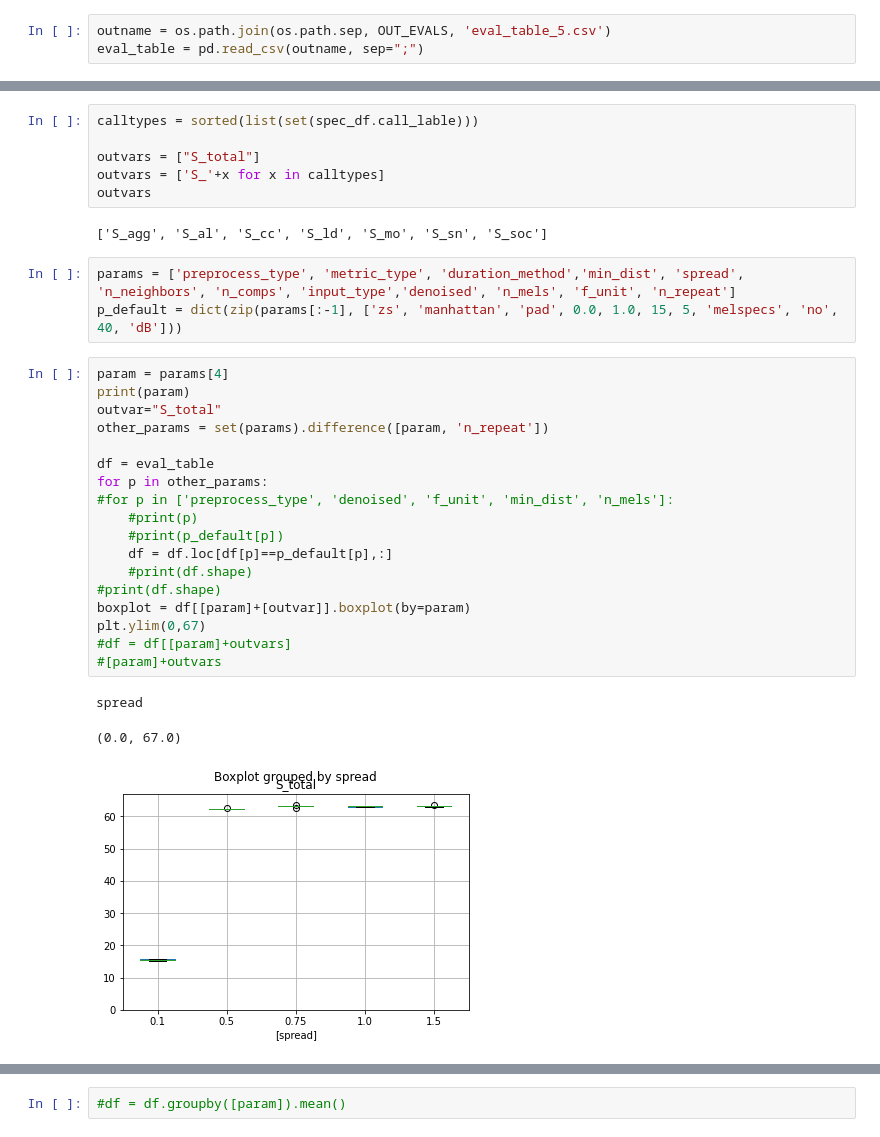
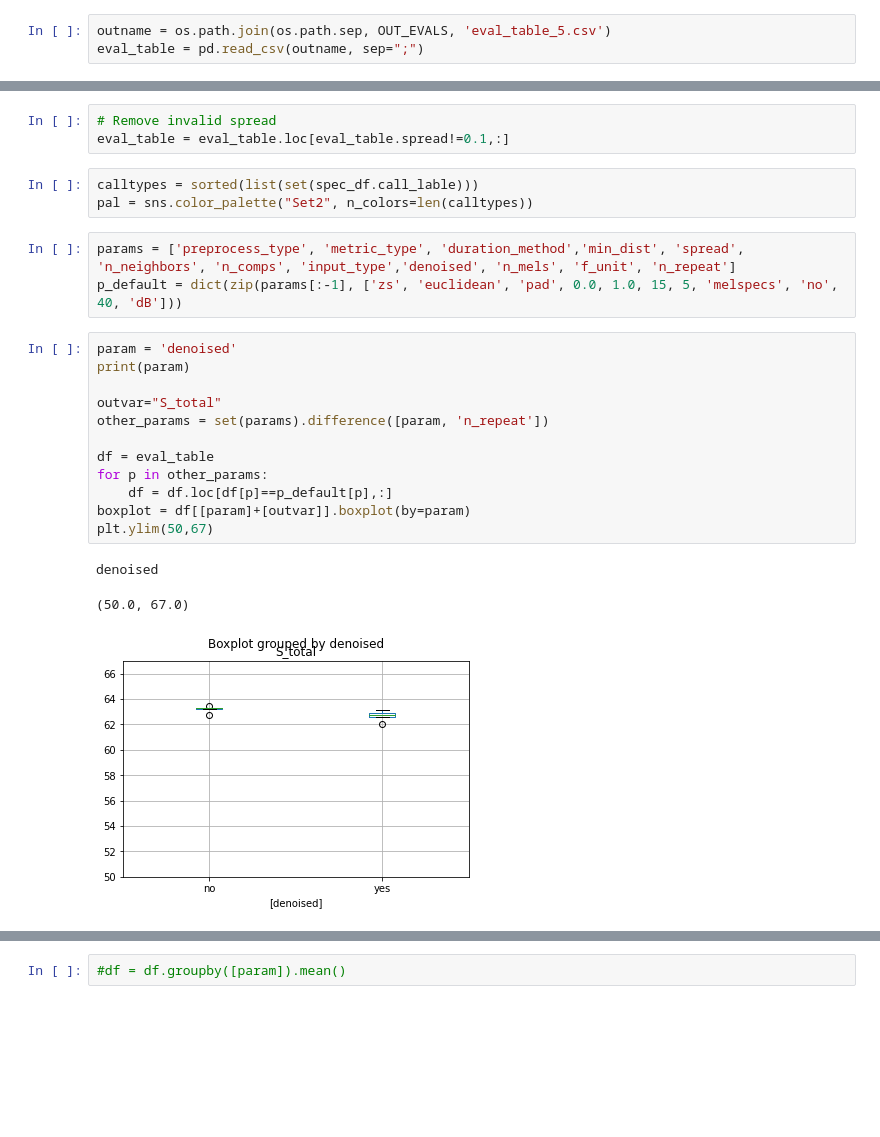
Before and after one commit to marathomas/meerkat_umap, a Jupyter notebook: notebooks/04_Evaluate_UMAP_parameter_search.ipynb, the cells around one changed output, grey strips where cells are left out. Drawn from its saved outputs; the diff is of its cells as text; blank space fills up the shorter version.

Commit message:
param eval

```diff
--- a/notebooks/04_Evaluate_UMAP_parameter_search.ipynb
+++ b/notebooks/04_Evaluate_UMAP_parameter_search.ipynb
@@ -104,35 +113,27 @@ eval_table
+# %%
+# Remove invalid spread
+eval_table = eval_table.loc[eval_table.spread!=0.1,:]
 # %%
 calltypes = sorted(list(set(spec_df.call_lable)))
-
-outvars = ["S_total"]
-outvars = ['S_'+x for x in calltypes]
-outvars
+pal = sns.color_palette("Set2", n_colors=len(calltypes))
-# %% [output]
-['S_agg', 'S_al', 'S_cc', 'S_ld', 'S_mo', 'S_sn', 'S_soc']
-# %%
-params = ['preprocess_type', 'metric_type', 'duration_method','min_dist', 'spread', 'n_neighbors', 'n_comps', 'input_type','denoised', 'n_mels', 'f_unit', 'n_repeat']
-p_default = dict(zip(params[:-1], ['zs', 'manhattan', 'pad', 0.0, 1.0, 15, 5, 'melspecs', 'no', 40, 'dB']))
-# %%
-param = params[4]
-print(param)
-outvar="S_total"
-other_params = set(params).difference([param, 'n_repeat'])
-
-df = eval_table
-for p in other_params:
-#for p in ['preprocess_type', 'denoised', 'f_unit', 'min_dist', 'n_mels']:
-    #print(p)
-    #print(p_default[p])
-    df = df.loc[df[p]==p_default[p],:]
-    #print(df.shape)
-#print(df.shape)
-boxplot = df[[param]+[outvar]].boxplot(by=param)
-plt.ylim(0,67)
-#df = df[[param]+outvars]
-#[param]+outvars
-# %% [output]
-spread
-(0.0, 67.0)
-[figure, removed]
+# %%
+params = ['preprocess_type', 'metric_type', 'duration_method','min_dist', 'spread', 'n_neighbors', 'n_comps', 'input_type','denoised', 'n_mels', 'f_unit', 'n_repeat']
+p_default = dict(zip(params[:-1], ['zs', 'euclidean', 'pad', 0.0, 1.0, 15, 5, 'melspecs', 'no', 40, 'dB']))
+# %%
+param = 'denoised'
+print(param)
+
+outvar="S_total"
+other_params = set(params).difference([param, 'n_repeat'])
+
+df = eval_table
+for p in other_params:
+    df = df.loc[df[p]==p_default[p],:]
+boxplot = df[[param]+[outvar]].boxplot(by=param)
+plt.ylim(50,67)
+# %% [output]
+denoised
+(50.0, 67.0)
+[figure, added]
 # %%
 y_lower_dict = {"SIL":-0.65,
```
Also changed, not shown: parts of 24 cells of this notebook, 8 other files.
